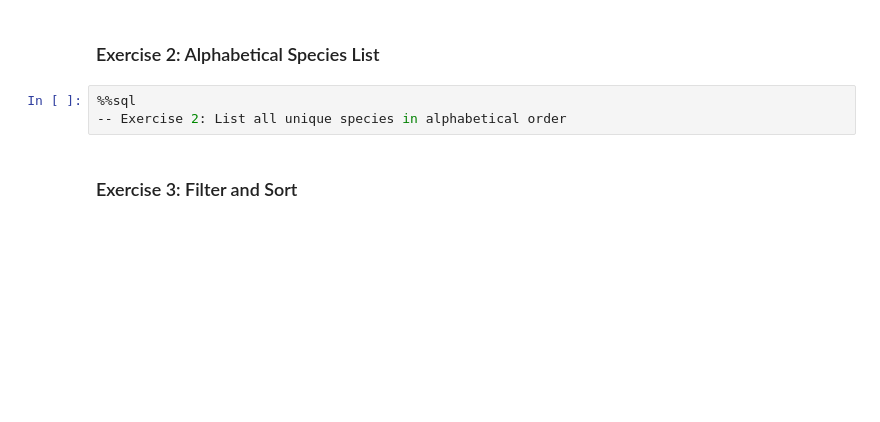
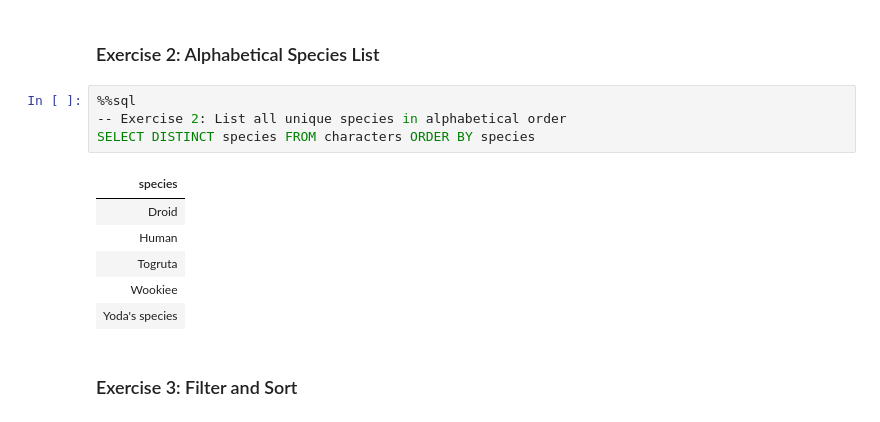
Before and after one commit to TempeHS/2025CT_SQL_Pavlos.R, a Jupyter notebook: lessons/lesson3_sorting.ipynb, the cells around one changed output. Drawn from its saved outputs; the diff is of its cells as text; blank space fills up the shorter version.

```diff
--- a/lessons/lesson3_sorting.ipynb
+++ b/lessons/lesson3_sorting.ipynb
@@ -448,6 +456,14 @@ SELECT * FROM characters WHERE species = "Human" ORDER BY height DESC LIMIT 1
 # %%
 %%sql
 -- Exercise 2: List all unique species in alphabetical order
+SELECT DISTINCT species FROM characters ORDER BY species
+# %% [output]
+| species |
+| Droid |
+| Human |
+| Togruta |
+| Wookiee |
+| Yoda's species |
 # %% [markdown]
 ### Exercise 3: Filter and Sort
 # %%
```
Also changed, not shown: parts of 2 cells of this notebook.
